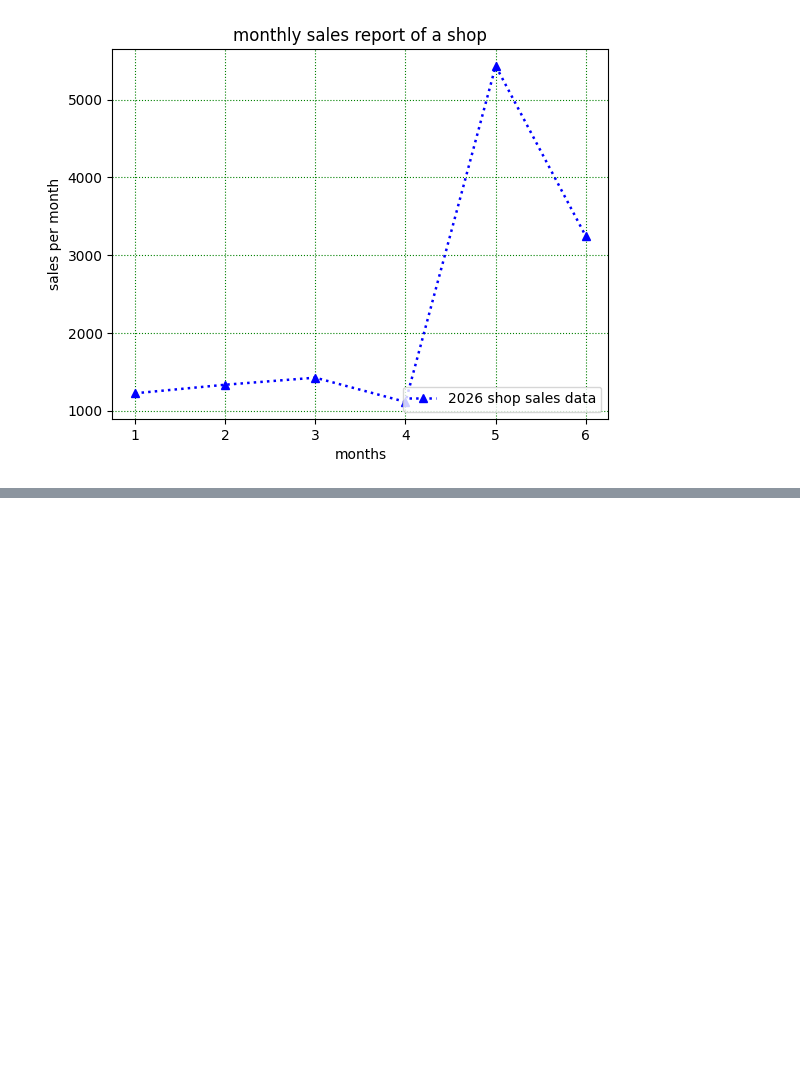
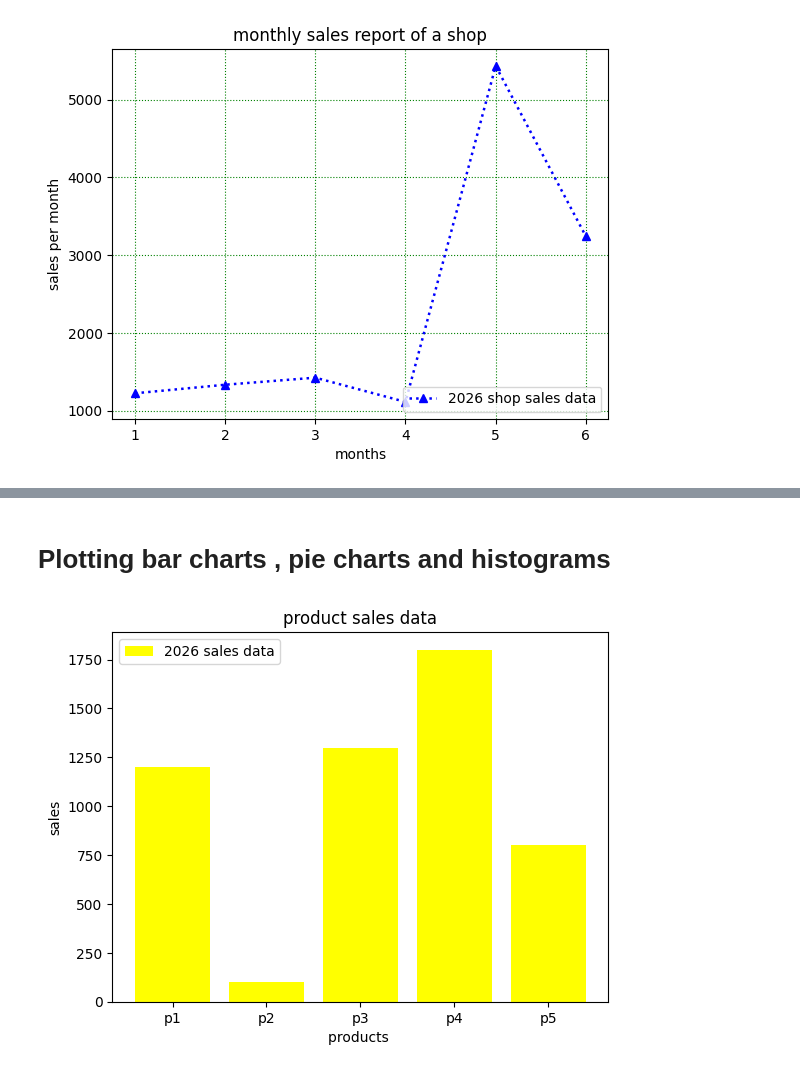
Before and after one commit to Engr-Jawad/Matplotlib_laibrary, a Jupyter notebook: phase2.ipynb, the cells around one changed output, grey strips where cells are left out. Drawn from its saved outputs; the diff is of its cells as text; code cells hidden in the pictures; blank space fills up the shorter version.

```diff
--- a/phase2.ipynb
+++ b/phase2.ipynb
@@ -16,0 +40,13 @@ plt.show()
+# %% [markdown]
+# Plotting bar charts , pie charts and histograms
+# %%
+product  = ["p1","p2","p3","p4","p5"]
+sales = [1200,100,1300,1800,800]
+plt.bar(product,sales,color = "yellow",label = "2026 sales data")
+plt.title("product sales data")
+plt.xlabel("products ")
+plt.ylabel("sales")
+plt.legend()
+plt.show()
+# %% [output]
+[figure, added]
```
Also changed, not shown: parts of 1 cell of this notebook.
